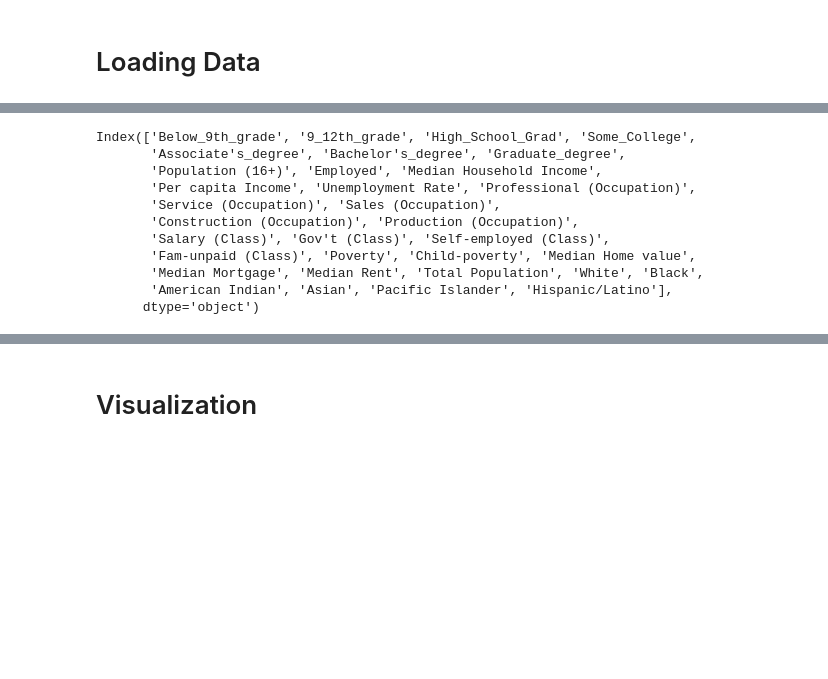
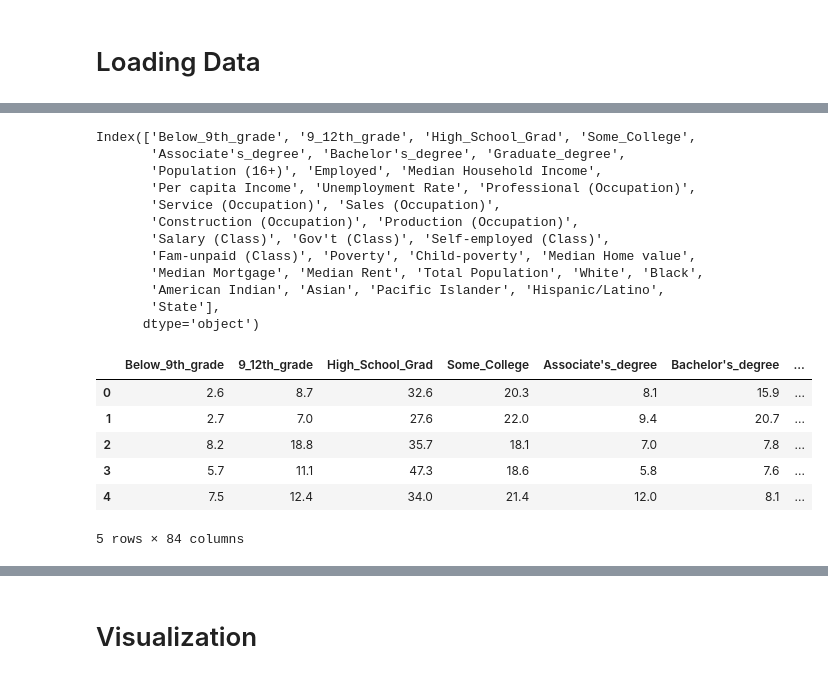
Before and after one commit to ggustavo19/Machine_Learning_Project, a Jupyter notebook: ML_Models_new.ipynb, the cells around one changed output, grey strips where cells are left out. Cells and saved outputs as stored; diff of their text form; code cells hidden in the pictures; blank space fills up the shorter version.

```diff
--- a/ML_Models_new.ipynb
+++ b/ML_Models_new.ipynb
@@ -36,7 +33,7 @@ census_df.describe()[1:].T.style.background_gradient(cmap='YlOrRd')
 | Year | 2019.998595 | 1.414348 | 2018.000000 | 2019.000000 | 2020.000000 | 2021.000000 | 2022.000000 |
 # %%
 # Modifying census_df to to exclude certain categorical columns
-census_df = census_df.drop(columns=['GEO_ID','County','State', 'Year'])
+census_df = census_df.drop(columns=['GEO_ID','County', 'Year'])
 census_df.columns
 # %% [output]
 Index(['Below_9th_grade', '9_12th_grade', 'High_School_Grad', 'Some_College',
@@ -48,8 +45,38 @@ Index(['Below_9th_grade', '9_12th_grade', 'High_School_Grad', 'Some_College',
        'Salary (Class)', 'Gov't (Class)', 'Self-employed (Class)',
        'Fam-unpaid (Class)', 'Poverty', 'Child-poverty', 'Median Home value',
        'Median Mortgage', 'Median Rent', 'Total Population', 'White', 'Black',
-       'American Indian', 'Asian', 'Pacific Islander', 'Hispanic/Latino'],
+       'American Indian', 'Asian', 'Pacific Islander', 'Hispanic/Latino',
+       'State'],
       dtype='object')
+# %%
+from sklearn.preprocessing import OneHotEncoder
+
+# Generate our categorical variable lists. #checks for all cetegories that are objects
+state_cat = census_df.dtypes[census_df.dtypes == "object"].index.tolist()
+
+# Check the number of unique values in each column
+census_df[state_cat].nunique()
+
+# Create a OneHotEncoder instance
+enc = OneHotEncoder(sparse_output=False)
+# Fit and transform the OneHotEncoder using the categorical variable list
+encode_df = pd.DataFrame(enc.fit_transform(census_df[state_cat]))
+# Add the encoded variable names to the dataframe
+encode_df.columns = enc.get_feature_names_out(state_cat)
+encode_df.head()
+
+# Merge one-hot encoded features and drop the originals
+census_df=census_df.merge(encode_df,left_index=True, right_index=True)
+census_df= census_df.drop(state_cat, axis=1)
+census_df.head()
+# %% [output]
+|  | Below_9th_grade | 9_12th_grade | High_School_Grad | Some_College | Associate's_degree | Bachelor's_degree | ... |
+| 0 | 2.6 | 8.7 | 32.6 | 20.3 | 8.1 | 15.9 | ... |
+| 1 | 2.7 | 7.0 | 27.6 | 22.0 | 9.4 | 20.7 | ... |
+| 2 | 8.2 | 18.8 | 35.7 | 18.1 | 7.0 | 7.8 | ... |
+| 3 | 5.7 | 11.1 | 47.3 | 18.6 | 5.8 | 7.6 | ... |
+| 4 | 7.5 | 12.4 | 34.0 | 21.4 | 12.0 | 8.1 | ... |
+5 rows × 84 columns
 # %%
 census_df[['Total Population','Population (16+)','Employed','Below_9th_grade','Poverty']].describe()[1:].T.style.background_gradient(cmap='YlOrRd')
 # %% [output]
```
Also changed, not shown: parts of 17 cells of this notebook, 6 other files.
